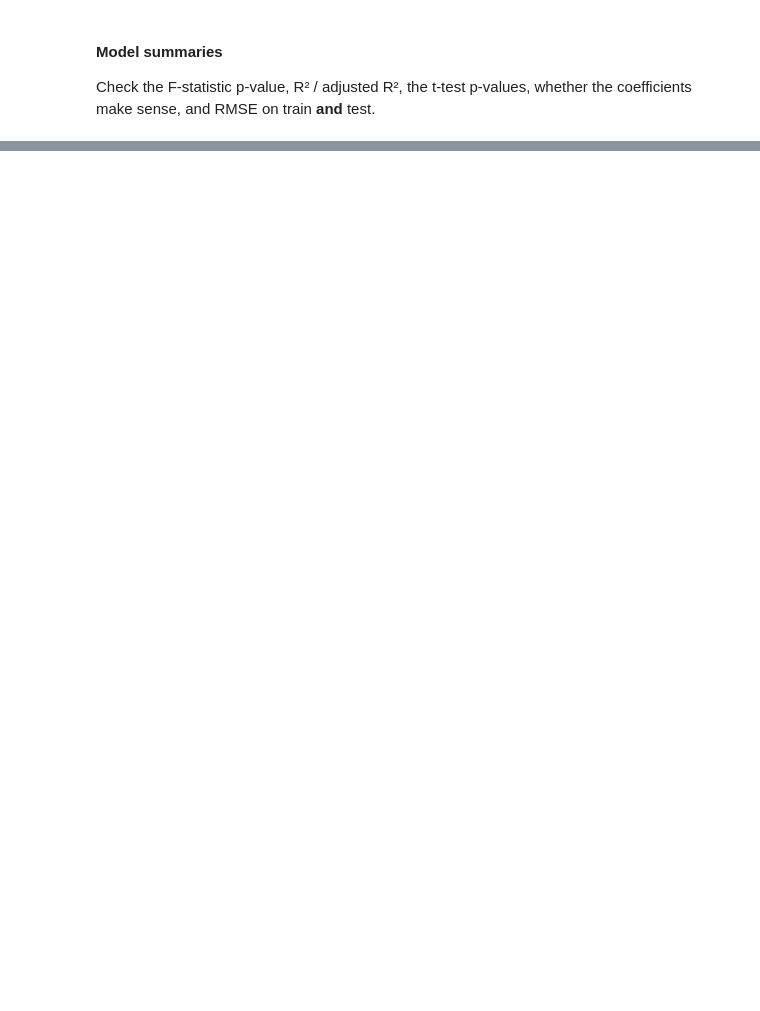
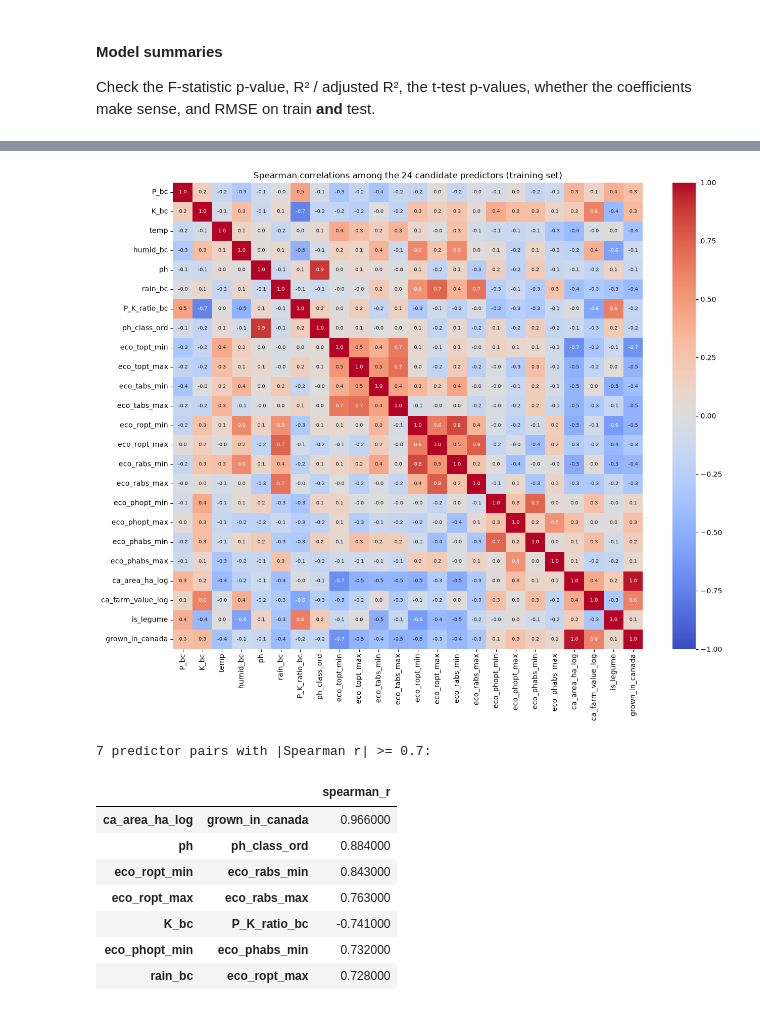
Before and after one commit to UbaidUllah777/Crop_Recommendation_Analysis, a Jupyter notebook: Crop_Recommendation_Workshop_C.ipynb, the cells around one changed output, grey strips where cells are left out. Cells and saved outputs as stored; diff of their text form; code cells hidden in the pictures; blank space fills up the shorter version.

```diff
--- a/Crop_Recommendation_Workshop_C.ipynb
+++ b/Crop_Recommendation_Workshop_C.ipynb
@@ -1393,0 +1143,19 @@ can improve prediction accuracy.
+# %%
+mlr_candidates = [c for c in row_level_vars + crop_level_vars if c not in (Y, "eco_topt_width")]
+print(f"{len(mlr_candidates)} candidate predictors:")
+print(mlr_candidates)
+
+spearman_with_N = train[mlr_candidates + [Y]].corr(method="spearman")[Y]
+
+
+def coef_table(model):
+    # Model-level measures and a coefficient table, with a check that each coefficient's sign
+    # agrees with that variable's Spearman correlation with N (slides: "check coefficients for consistency")
+    print(f"F = {model.fvalue:.1f} (p = {model.f_pvalue:.2e}),  R² = {model.rsquared:.3f},  "
+          f"adjusted R² = {model.rsquared_adj:.3f},  predictors = {int(model.df_model)}")
+    table = pd.DataFrame({"coef": model.params, "std_err": model.bse,
+                          "t": model.tvalues, "p_value": model.pvalues}).drop("Intercept")
+    table["spearman_with_N"] = spearman_with_N.reindex(table.index)
+    table["sign_consistent"] = np.sign(table["coef"]) == np.sign(table["spearman_with_N"])
+    display(table.round(4))
+    return table
@@ -1393,0 +1169,24 @@ can improve prediction accuracy.
+# %%
+corr_pred = train[mlr_candidates].corr(method="spearman")
+
+plt.figure(figsize=(15, 12))
+sns.heatmap(corr_pred, cmap="coolwarm", vmin=-1, vmax=1, annot=True, fmt=".1f", annot_kws={"size": 7})
+plt.title("Spearman correlations among the 24 candidate predictors (training set)")
+plt.show()
+
+# Pairs of predictors with a strong correlation (|r| >= 0.7, "strong" )
+pairs = corr_pred.where(np.triu(np.ones(corr_pred.shape, dtype=bool), k=1)).stack()
+strong_pairs = pairs[pairs.abs() >= 0.7].sort_values(key=abs, ascending=False)
+print(f"{len(strong_pairs)} predictor pairs with |Spearman r| >= 0.7:")
+display(strong_pairs.round(3).to_frame("spearman_r"))
+# %% [output]
+[figure, added]
+7 predictor pairs with |Spearman r| >= 0.7:
+|  |  | spearman_r |
+| ca_area_ha_log | grown_in_canada | 0.966000 |
+| ph | ph_class_ord | 0.884000 |
+| eco_ropt_min | eco_rabs_min | 0.843000 |
+| eco_ropt_max | eco_rabs_max | 0.763000 |
+| K_bc | P_K_ratio_bc | -0.741000 |
+| eco_phopt_min | eco_phabs_min | 0.732000 |
+| rain_bc | eco_ropt_max | 0.728000 |
```
Also changed, not shown: parts of 72 cells of this notebook, 1 other file.
